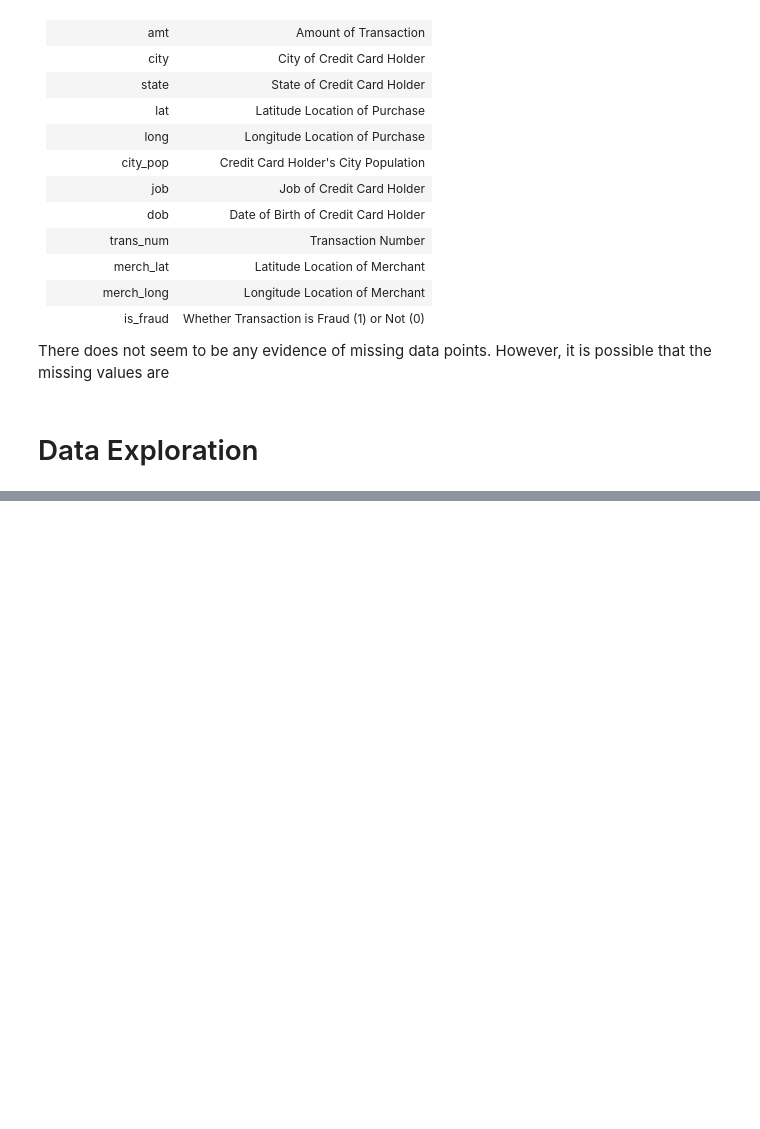
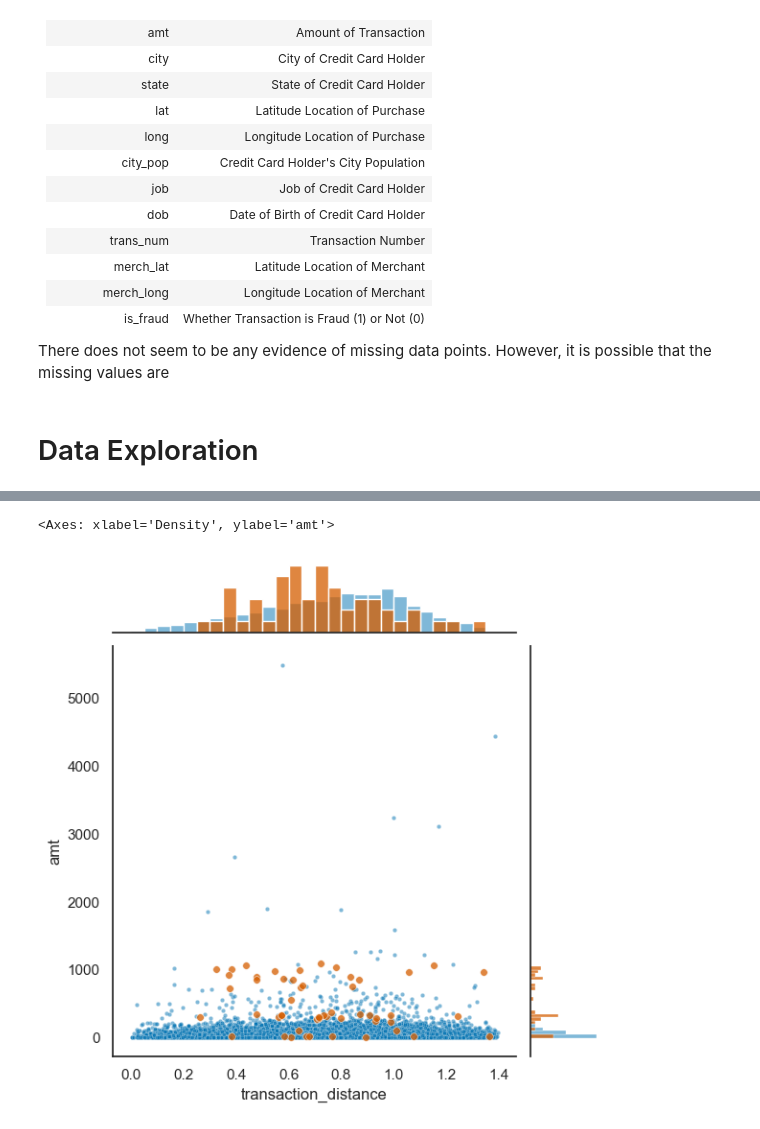
Before and after one commit to obaidkhurram/credit_fraud_detection, a Jupyter notebook: creditfraud.ipynb, the cells around one changed output, grey strips where cells are left out. Cells and saved outputs as stored; diff of their text form; code cells hidden in the pictures; blank space fills up the shorter version.

```diff
--- a/creditfraud.ipynb
+++ b/creditfraud.ipynb
@@ -98,0 +107,56 @@ Although higher dollar amount transactions are more likely to be fraud, there is
+# %%
+ccf['lat_diff'] = ccf['lat'] - ccf['merch_lat']
+ccf['lon_diff'] = ccf['long'] - ccf['merch_long']
+# Calculate hypotenuse
+ccf['transaction_distance'] = np.sqrt(ccf['lat_diff']**2 + ccf['lon_diff']**2)
+# Stratified sampling
+num_samples = 10000
+fraud_samples = int(num_samples * percent_fraud/100)
+nonfraud_samples = num_samples - fraud_samples
+
+fraud_sample = ccf[ccf['is_fraud']==1].sample(n=fraud_samples,random_state=21)
+nonfraud_sample = ccf[ccf['is_fraud']==0].sample(n=nonfraud_samples,random_state=21)
+# Concatenate fraud and non-fraud samples
+ccf_sample = pd.concat([fraud_sample,nonfraud_sample])
+
+sns.set_context('notebook')
+sns.set_style('white')
+g = sns.JointGrid(data=ccf_sample,x='transaction_distance',y='amt',hue='is_fraud',)
+# g = g.plot_joint(sns.scatterplot, alpha=0.5)
+# g = g.plot_marginals(sns.histplot,kde=True)
+# Plot non-fraudulent transactions first with smaller points and lower alpha
+sns.scatterplot(data=ccf_sample[ccf_sample['is_fraud'] == 0], x='transaction_distance', y='amt',
+                ax=g.ax_joint, color=nonfraudcolor, alpha=0.5, s=10)
+
+# Overlay with fraudulent transactions with larger points and higher alpha
+sns.scatterplot(data=ccf_sample[ccf_sample['is_fraud'] == 1], x='transaction_distance', y='amt',
+                ax=g.ax_joint, color=fraudcolor, alpha=0.75, s=30)
+
+
+# Plot histograms with density on the margins for non-fraudulent transactions
+sns.histplot(data=ccf_sample[ccf_sample['is_fraud'] == 0],
+             x='transaction_distance',
+             ax=g.ax_marg_x,
+             stat='density',
+             color=nonfraudcolor, alpha=0.5,
+             bins = np.arange(0,ccf_sample[ccf_sample['is_fraud'] == 0]['transaction_distance'].max(),0.05))
+sns.histplot(data=ccf_sample[ccf_sample['is_fraud'] == 0], y='amt',
+             ax=g.ax_marg_y,
+             stat='density',
+             color=nonfraudcolor, alpha=0.5,
+             bins = np.arange(0,ccf_sample[ccf_sample['is_fraud'] == 0]['amt'].max(),50))
+
+# Overlay with histograms with density on the margins for fraudulent transactions
+sns.histplot(data=ccf_sample[ccf_sample['is_fraud'] == 1], x='transaction_distance',
+             ax=g.ax_marg_x,
+             stat='density',
+             color=fraudcolor, alpha=0.75,
+             bins = np.arange(0,ccf_sample[ccf_sample['is_fraud'] == 1]['transaction_distance'].max(),0.05))
+sns.histplot(data=ccf_sample[ccf_sample['is_fraud'] == 1], y='amt',
+             ax=g.ax_marg_y,
+             stat='density',
+             color=fraudcolor, alpha=0.75,
+             bins = np.arange(0,ccf_sample[ccf_sample['is_fraud'] == 1]['amt'].max(),50))
+# %% [output]
+<Axes: xlabel='Density', ylabel='amt'>
+[figure, added]
```
Also changed, not shown: parts of 2 cells of this notebook.
